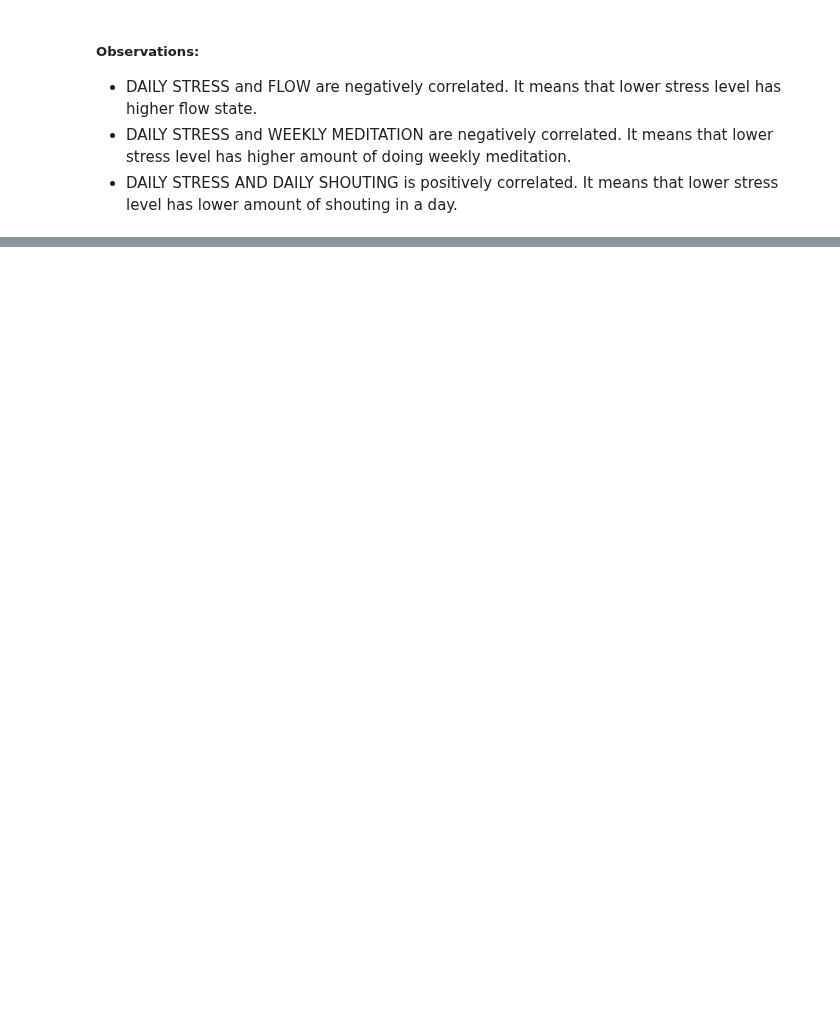
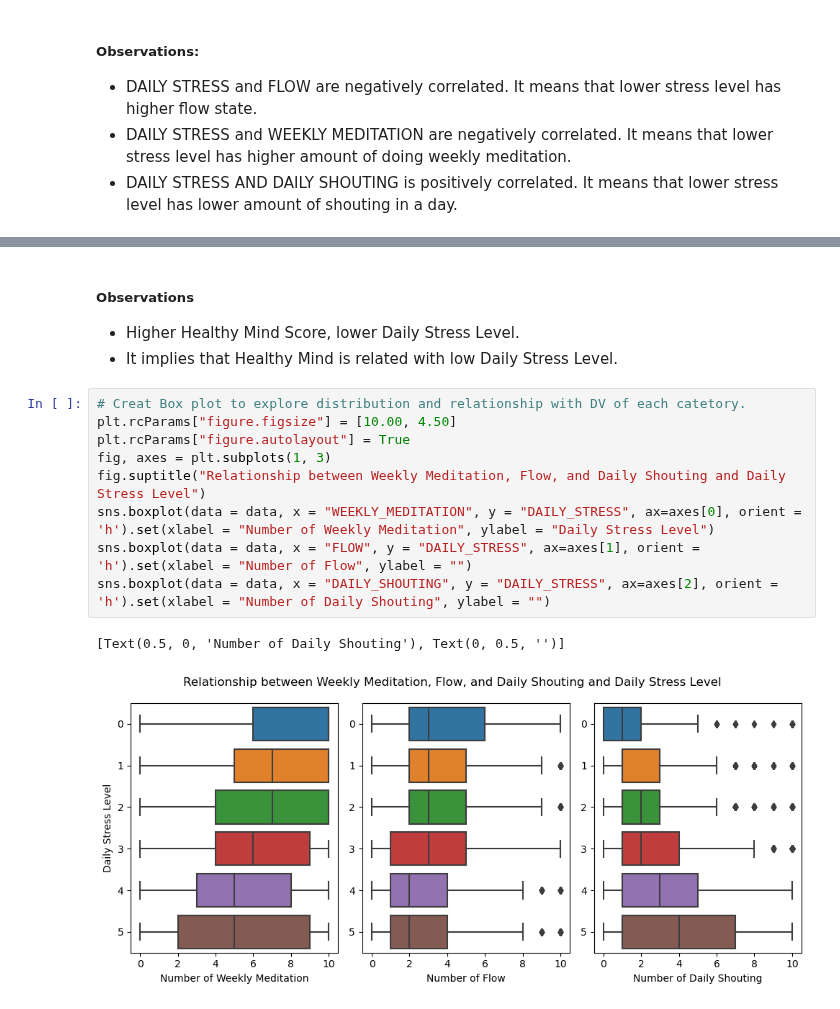
Before and after one commit to ubco-W2022T2-data301/project-group-group06, a Jupyter notebook: analysis/analysis1.ipynb, the cells around one changed output, grey strips where cells are left out. Cells and saved outputs as stored; diff of their text form; blank space fills up the shorter version.

```diff
--- a/analysis/analysis1.ipynb
+++ b/analysis/analysis1.ipynb
@@ -295,0 +202,16 @@ array([ 5,  2,  0,  3,  1,  7,  6,  4, 10,  8,  9])
+# %% [markdown]
+##### Observations
+* Higher Healthy Mind Score, lower Daily Stress Level.
+* It implies that Healthy Mind is related with low Daily Stress Level.
+# %%
+# Creat Box plot to explore distribution and relationship with DV of each catetory.
+plt.rcParams["figure.figsize"] = [10.00, 4.50]
+plt.rcParams["figure.autolayout"] = True
+fig, axes = plt.subplots(1, 3)
+fig.suptitle("Relationship between Weekly Meditation, Flow, and Daily Shouting and Daily Stress Level")
+sns.boxplot(data = data, x = "WEEKLY_MEDITATION", y = "DAILY_STRESS", ax=axes[0], orient = 'h').set(xlabel = "Number of Weekly Meditation", ylabel = "Daily Stress Level")
+sns.boxplot(data = data, x = "FLOW", y = "DAILY_STRESS", ax=axes[1], orient = 'h').set(xlabel = "Number of Flow", ylabel = "")
+sns.boxplot(data = data, x = "DAILY_SHOUTING", y = "DAILY_STRESS", ax=axes[2], orient = 'h').set(xlabel = "Number of Daily Shouting", ylabel = "")
+# %% [output]
+[Text(0.5, 0, 'Number of Daily Shouting'), Text(0, 0.5, '')]
+[figure, added]
```
Also changed, not shown: parts of 42 cells of this notebook, 1 other file.
